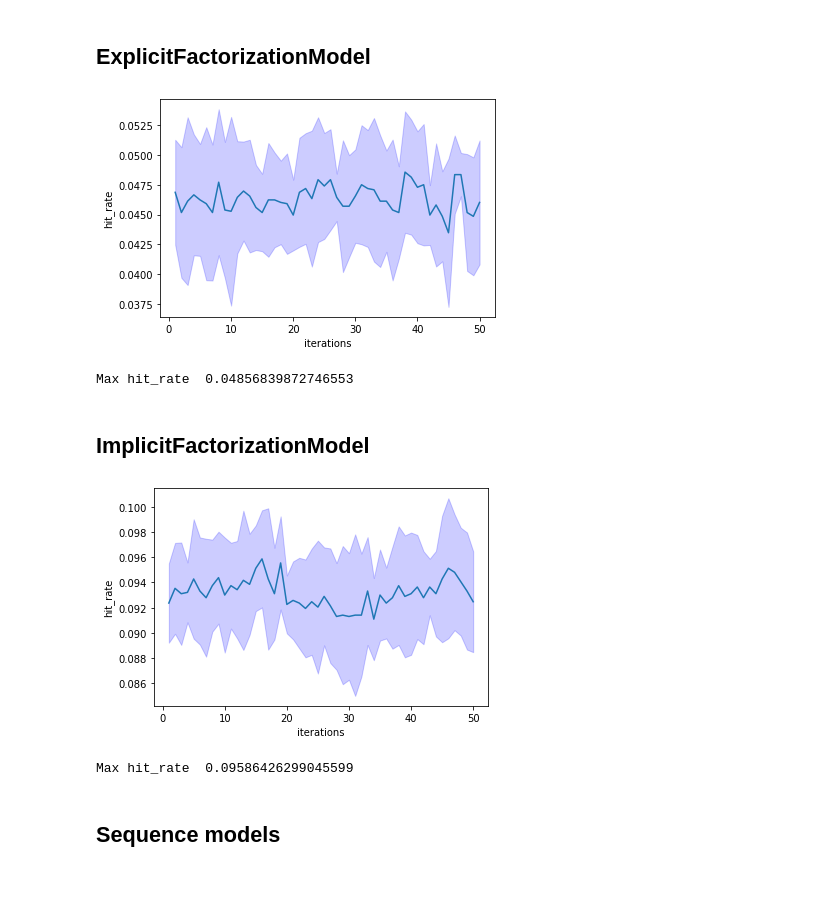
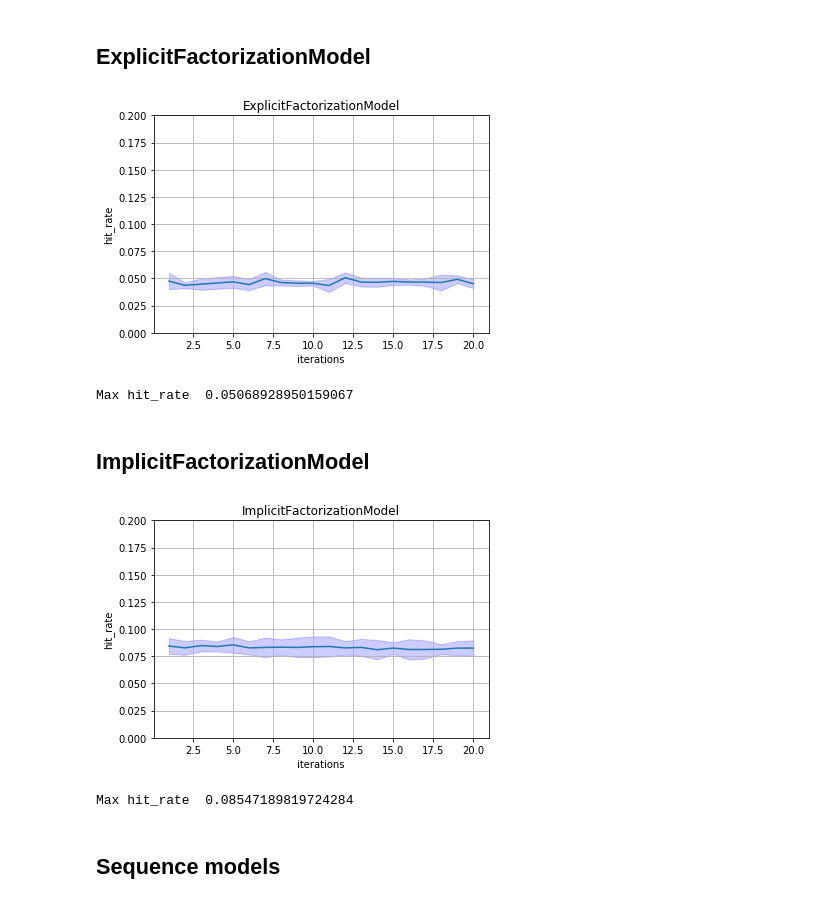
Before and after one commit to Dawidk0/PiSR_1, a Jupyter notebook: deep.ipynb, the cells around one changed output. Saved outputs shown, nothing was run; the diff lists cells and outputs as text; code cells hidden in the pictures.

```diff
--- a/deep.ipynb
+++ b/deep.ipynb
@@ -20,5 +78,9 @@ REPEAT = 10
+# %%
+IMG_TYPE = '100k'
+ITERATIONS = 20
+REPEAT = 5
 # %%
-ratings_df = pandas.read_csv(RATINGS_PATH, sep='\t', header=0, names=['UserID', 'MovieID', 'Rating', 'Timestamp'])
+ratings_df = pandas.read_csv(Path('private/ml-100k/u.data'), sep='\t', header=0, names=['UserID', 'MovieID', 'Rating', 'Timestamp'])
 # %%
 ratings_test_df  = ratings_df.sort_values('Timestamp').groupby('UserID').tail(1)
 # %%
@@ -91,18 +106,18 @@ def train_test(model_const, iterations, train_data ,test_data, repeat, is_fac =
 ## ExplicitFactorizationModel
 # %%
 ef_model = partial(ExplicitFactorizationModel,n_iter=1, use_cuda=True)
-x = train_test(ef_model, ITERATIONS, train, test_list, REPEAT)
+x = train_test(ef_model, ITERATIONS, train, test_list, REPEAT , 'ExplicitFactorizationModel')
 # %% [output]
-[figure, old version]
+[figure, new version]
-Max hit_rate  0.04856839872746553
+Max hit_rate  0.05068928950159067
 # %% [markdown]
 ## ImplicitFactorizationModel
 # %%
 if_model = partial(ImplicitFactorizationModel,n_iter=1, use_cuda=True)
-x = train_test(if_model, ITERATIONS, train, test_list, REPEAT)
+x = train_test(if_model, ITERATIONS, train, test_list, REPEAT, 'ImplicitFactorizationModel')
 # %% [output]
-[figure, old version]
+[figure, new version]
-Max hit_rate  0.09586426299045599
+Max hit_rate  0.08547189819724284
 # %% [markdown]
 ## Sequence models
 # %% [markdown]
```
Also changed, not shown: parts of 63 cells of this notebook, 24 other files.
